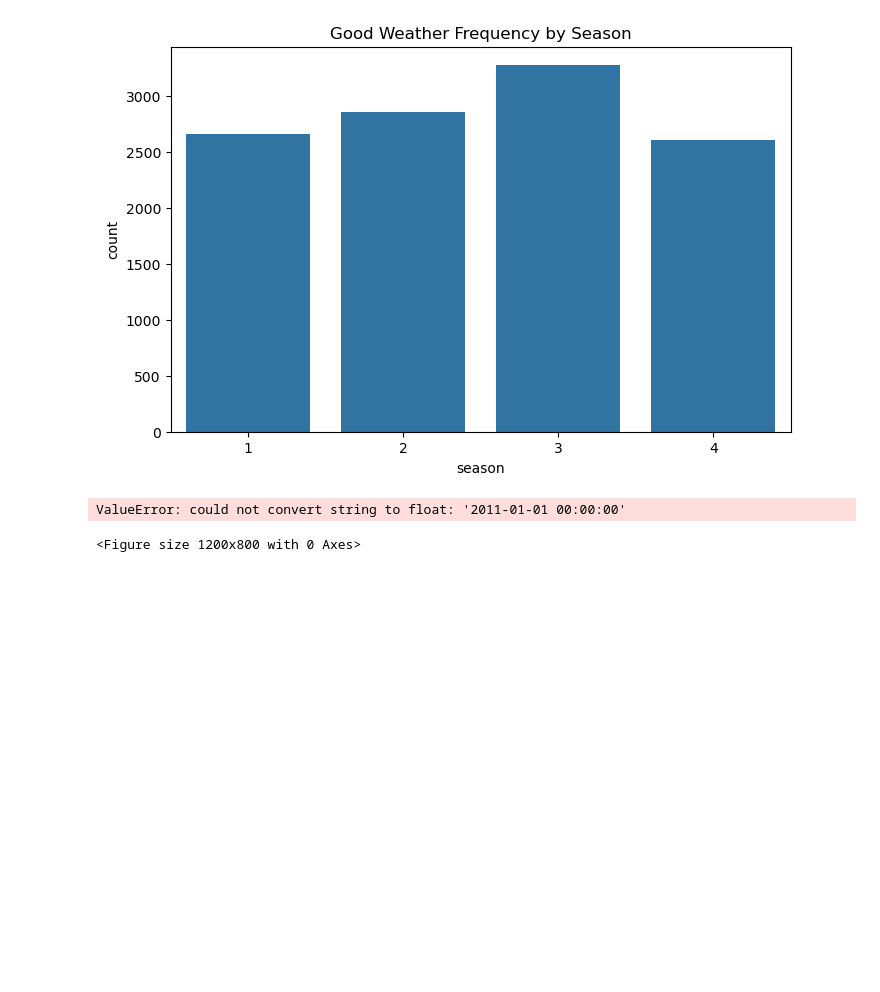
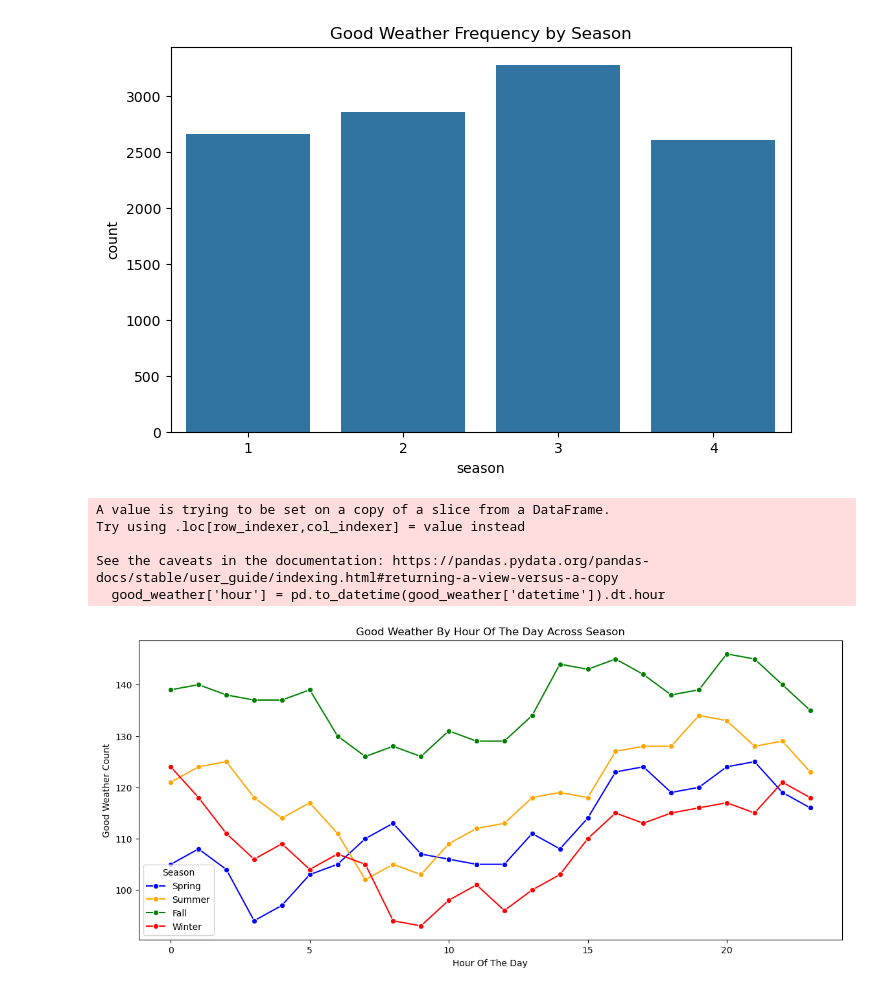
Before and after one commit to Shruthi1935/City_Bikeshare_System, a Jupyter notebook: City_Bikeshare_System.ipynb, the cells around one changed output. Cells and saved outputs as stored; diff of their text form; code cells hidden in the pictures; blank space fills up the shorter version.

```diff
--- a/City_Bikeshare_System.ipynb
+++ b/City_Bikeshare_System.ipynb
@@ -133,11 +133,28 @@ plt.show()
 # %% [output]
 [figure]
 # %%
-# Correlation Heatmap
-plt.figure(figsize=(12,8))
-sns.heatmap(train_set.corr(), annot=True, cmap='coolwarm')
-plt.title('Correlation Matrix')
+# Good Weather by Hour Across Seasons
+good_weather['hour'] = pd.to_datetime(good_weather['datetime']).dt.hour
+good_weather_season = good_weather.groupby(['hour', 'season']).size().reset_index(name='count')
+
+season_labels = {1: 'Spring', 2: 'Summer', 3: 'Fall', 4: 'Winter'}
+good_weather_season['season'] = good_weather_season['season'].map(season_labels)
+
+palette = {'Spring': 'blue', 'Summer': 'orange', 'Fall': 'green', 'Winter': 'red'}
+
+plt.figure(figsize=(14,6))
+sns.lineplot(data=good_weather_season, x='hour', y='count', hue='season', palette=palette, marker='o')
+plt.title('Good Weather By Hour Of The Day Across Season')
+plt.xlabel('Hour Of The Day')
+plt.ylabel('Good Weather Count')
+plt.legend(title='Season')
 plt.show()
+
+# Good Weather is most frequent in fall as the green line is highest across almost all hours of the day compared to the other seasons
 # %% [output]
-ValueError: could not convert string to float: '2011-01-01 00:00:00'
+A value is trying to be set on a copy of a slice from a DataFrame.
+Try using .loc[row_indexer,col_indexer] = value instead
+
+See the caveats in the documentation: https://pandas.pydata.org/pandas-docs/stable/user_guide/indexing.html#returning-a-view-versus-a-copy
+  good_weather['hour'] = pd.to_datetime(good_weather['datetime']).dt.hour
-<Figure size 1200x800 with 0 Axes>
+[figure, added]
```
Also changed, not shown: parts of 9 cells of this notebook.
